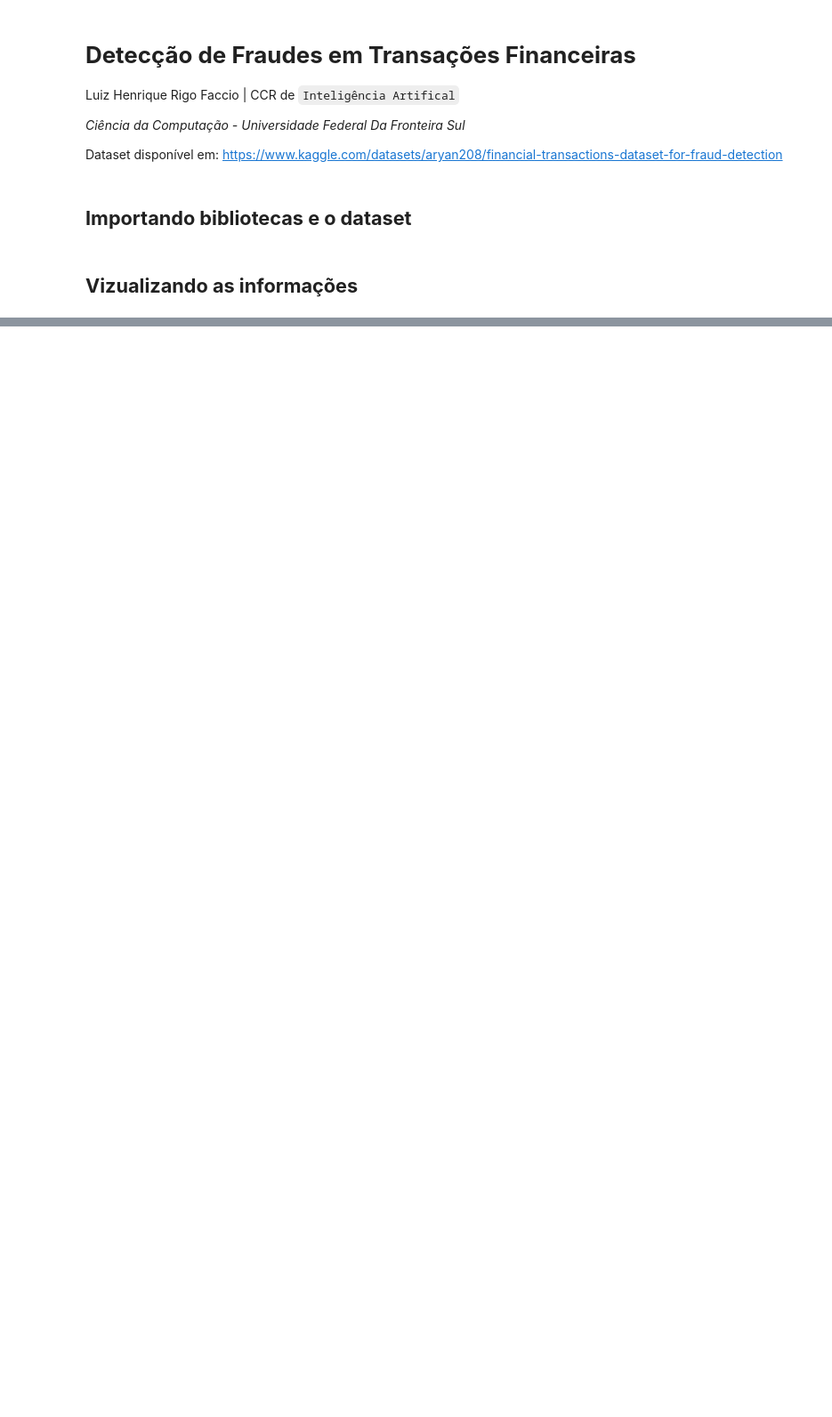
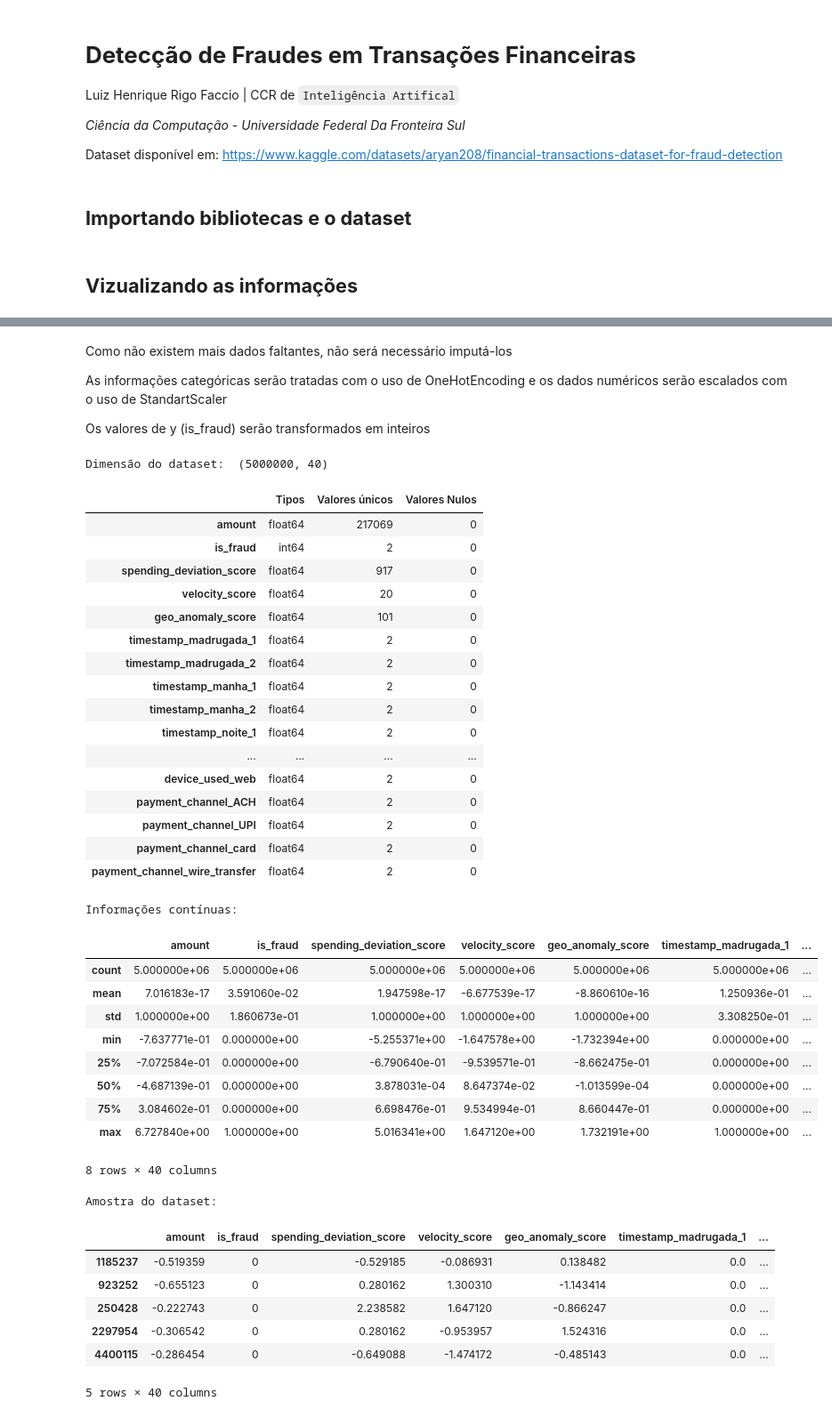
Before and after one commit to LuizHRF/UFFS, a Jupyter notebook: Inteligencia_Artificial/TF/main.ipynb, the cells around one changed output, grey strips where cells are left out. Shown at 89% size. Drawn from its saved outputs; the diff is of its cells as text; code cells hidden in the pictures; blank space fills up the shorter version.

Commit message:
Tratamento de dados adicionado ao TF

```diff
--- a/Inteligencia_Artificial/TF/main.ipynb
+++ b/Inteligencia_Artificial/TF/main.ipynb
@@ -29,11 +43,2 @@ categorical_columns = set(dataSet.select_dtypes(include=['object']).columns) - u
 # %%
-print("Dimensão do dataset: ", dataSet.shape)
-display(info)
-
-print("Informações contínuas:")
-display(dataSet[list(numeric_columns)].describe())
-
-print("Informações categóricas:")
-display(dataSet[list(categorical_columns)].describe())
-
-dataSet.drop(columns=useLess, inplace=True).head()
+#analyze_data(dataSet)
@@ -115,0 +51,4 @@ def categorize_timestamp(timestamps : pd.Series):
+# %%
+useLess = ["transaction_id", "sender_account", "receiver_account", "ip_address", "device_hash", "fraud_type", "time_since_last_transaction"]
+
+dataSet = dataSet.drop(columns=useLess)
@@ -130,0 +94,58 @@ dataSet.sample(10)
+# %% [markdown]
+Como não existem mais dados faltantes, não será necessário imputá-los
+
+As informações categóricas serão tratadas com o uso de OneHotEncoding e os dados numéricos serão escalados com o uso de StandartScaler
+
+Os valores de y (is_fraud) serão transformados em inteiros
+# %%
+sacaler = StandardScaler()
+dataSet[numeric_columns(dataSet)] = sacaler.fit_transform(dataSet[numeric_columns(dataSet)])
+
+dataSet["is_fraud"] = dataSet["is_fraud"].map(lambda x: 1 if x == True else 0)
+# %%
+encoder = OneHotEncoder()
+encoder.fit(dataSet[categorical_columns(dataSet)])
+encoded_data = encoder.transform(dataSet[categorical_columns(dataSet)])
+encoded_df = pd.DataFrame(encoded_data.toarray(), columns=encoder.get_feature_names_out(categorical_columns(dataSet)))
+dataSet = dataSet.drop(columns=categorical_columns(dataSet))
+dataSet = pd.concat([dataSet, encoded_df], axis=1)
+# %%
+analyze_data(dataSet)
+# %% [output]
+Dimensão do dataset:  (5000000, 40)
+|  | Tipos | Valores únicos | Valores Nulos |
+| amount | float64 | 217069 | 0 |
+| is_fraud | int64 | 2 | 0 |
+| spending_deviation_score | float64 | 917 | 0 |
+| velocity_score | float64 | 20 | 0 |
+| geo_anomaly_score | float64 | 101 | 0 |
+| timestamp_madrugada_1 | float64 | 2 | 0 |
+| timestamp_madrugada_2 | float64 | 2 | 0 |
+| timestamp_manha_1 | float64 | 2 | 0 |
+| timestamp_manha_2 | float64 | 2 | 0 |
+| timestamp_noite_1 | float64 | 2 | 0 |
+| ... | ... | ... | ... |
+| device_used_web | float64 | 2 | 0 |
+| payment_channel_ACH | float64 | 2 | 0 |
+| payment_channel_UPI | float64 | 2 | 0 |
+| payment_channel_card | float64 | 2 | 0 |
+| payment_channel_wire_transfer | float64 | 2 | 0 |
+Informações contínuas:
+|  | amount | is_fraud | spending_deviation_score | velocity_score | geo_anomaly_score | timestamp_madrugada_1 | ... |
+| count | 5.000000e+06 | 5.000000e+06 | 5.000000e+06 | 5.000000e+06 | 5.000000e+06 | 5.000000e+06 | ... |
+| mean | 7.016183e-17 | 3.591060e-02 | 1.947598e-17 | -6.677539e-17 | -8.860610e-16 | 1.250936e-01 | ... |
+| std | 1.000000e+00 | 1.860673e-01 | 1.000000e+00 | 1.000000e+00 | 1.000000e+00 | 3.308250e-01 | ... |
+| min | -7.637771e-01 | 0.000000e+00 | -5.255371e+00 | -1.647578e+00 | -1.732394e+00 | 0.000000e+00 | ... |
+| 25% | -7.072584e-01 | 0.000000e+00 | -6.790640e-01 | -9.539571e-01 | -8.662475e-01 | 0.000000e+00 | ... |
+| 50% | -4.687139e-01 | 0.000000e+00 | 3.878031e-04 | 8.647374e-02 | -1.013599e-04 | 0.000000e+00 | ... |
+| 75% | 3.084602e-01 | 0.000000e+00 | 6.698476e-01 | 9.534994e-01 | 8.660447e-01 | 0.000000e+00 | ... |
+| max | 6.727840e+00 | 1.000000e+00 | 5.016341e+00 | 1.647120e+00 | 1.732191e+00 | 1.000000e+00 | ... |
+8 rows × 40 columns
+Amostra do dataset:
+|  | amount | is_fraud | spending_deviation_score | velocity_score | geo_anomaly_score | timestamp_madrugada_1 | ... |
+| 1185237 | -0.519359 | 0 | -0.529185 | -0.086931 | 0.138482 | 0.0 | ... |
+| 923252 | -0.655123 | 0 | 0.280162 | 1.300310 | -1.143414 | 0.0 | ... |
+| 250428 | -0.222743 | 0 | 2.238582 | 1.647120 | -0.866247 | 0.0 | ... |
+| 2297954 | -0.306542 | 0 | 0.280162 | -0.953957 | 1.524316 | 0.0 | ... |
+| 4400115 | -0.286454 | 0 | -0.649088 | -1.474172 | -0.485143 | 0.0 | ... |
+5 rows × 40 columns
```
Also changed, not shown: parts of 11 cells of this notebook.
